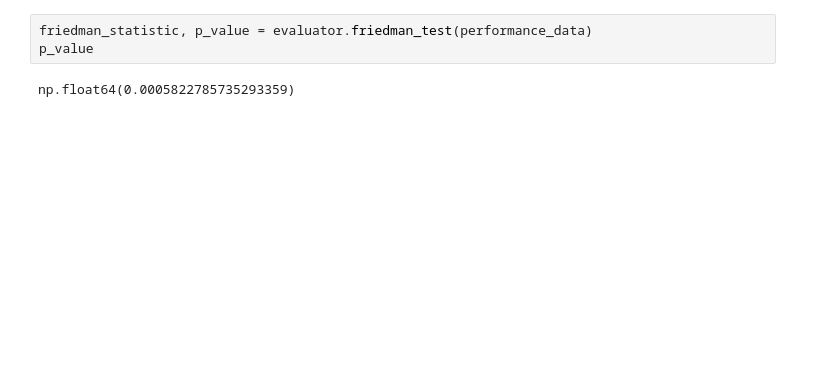
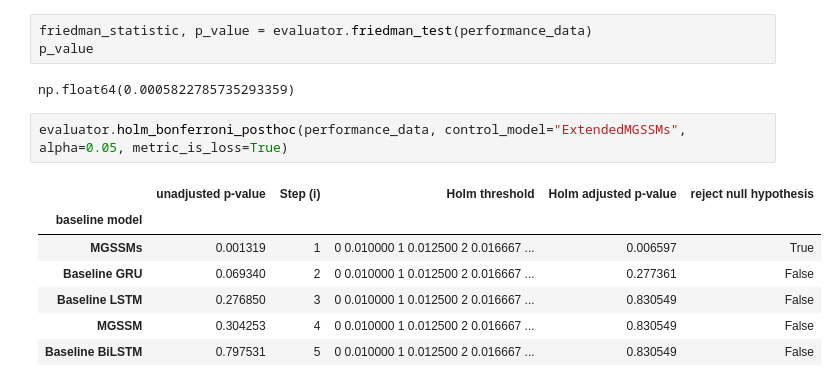
Before and after one commit to rukpakawong/Extended-MG-SSM-s, a Jupyter notebook: notebooks/covid_analysis-1.ipynb, the cells around one changed output. Cells and saved outputs as stored; diff of their text form; blank space fills up the shorter version.

```diff
--- a/notebooks/covid_analysis-1.ipynb
+++ b/notebooks/covid_analysis-1.ipynb
@@ -144,3 +144,13 @@ friedman_statistic, p_value = evaluator.friedman_test(performance_data)
 p_value
 # %% [output]
 np.float64(0.0005822785735293359)
+# %%
+evaluator.holm_bonferroni_posthoc(performance_data, control_model="ExtendedMGSSMs", alpha=0.05, metric_is_loss=True)
+# %% [output]
+|  | unadjusted p-value | Step (i) | Holm threshold | Holm adjusted p-value | reject null hypothesis |
+| baseline model |  |  |  |  |  |
+| MGSSMs | 0.001319 | 1 | 0 0.010000 1 0.012500 2 0.016667 ... | 0.006597 | True |
+| Baseline GRU | 0.069340 | 2 | 0 0.010000 1 0.012500 2 0.016667 ... | 0.277361 | False |
+| Baseline LSTM | 0.276850 | 3 | 0 0.010000 1 0.012500 2 0.016667 ... | 0.830549 | False |
+| MGSSM | 0.304253 | 4 | 0 0.010000 1 0.012500 2 0.016667 ... | 0.830549 | False |
+| Baseline BiLSTM | 0.797531 | 5 | 0 0.010000 1 0.012500 2 0.016667 ... | 0.830549 | False |
```
Also changed, not shown: parts of 1 cell of this notebook, 1 other file.
